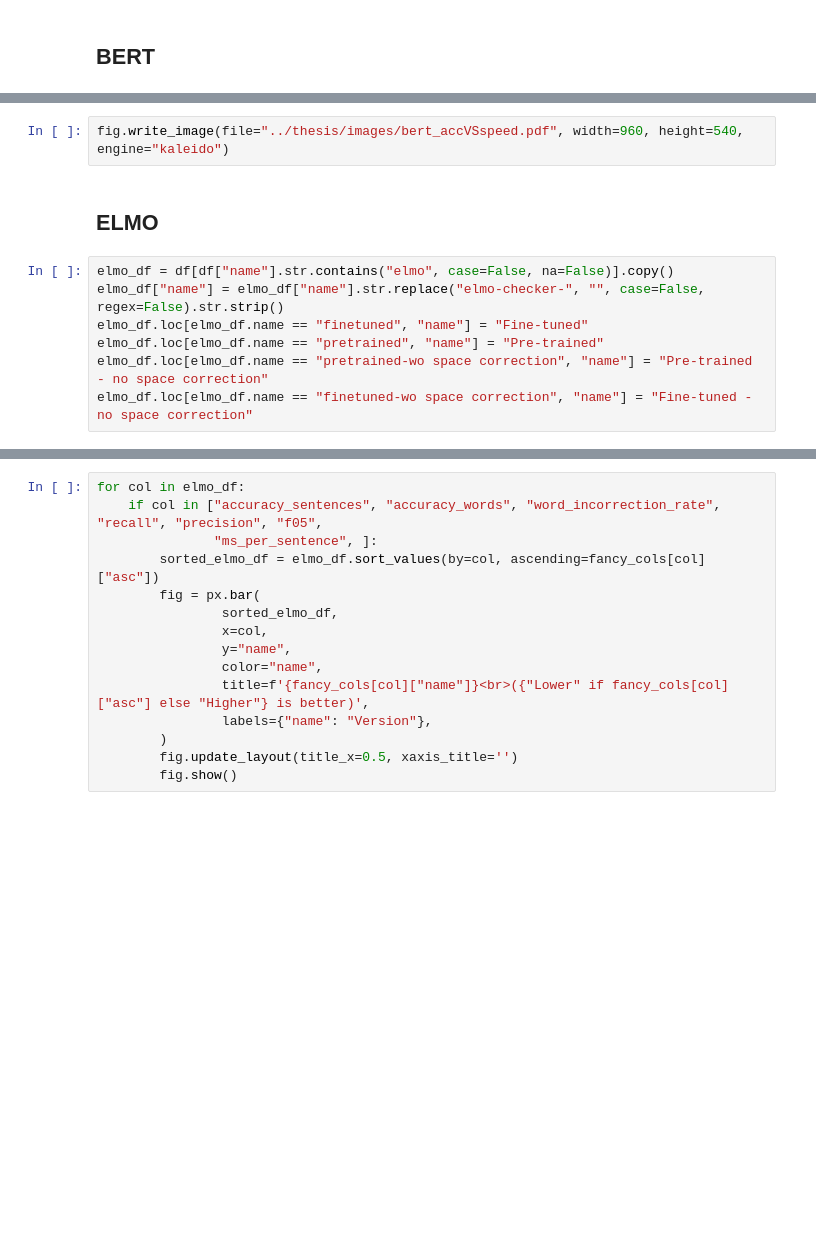
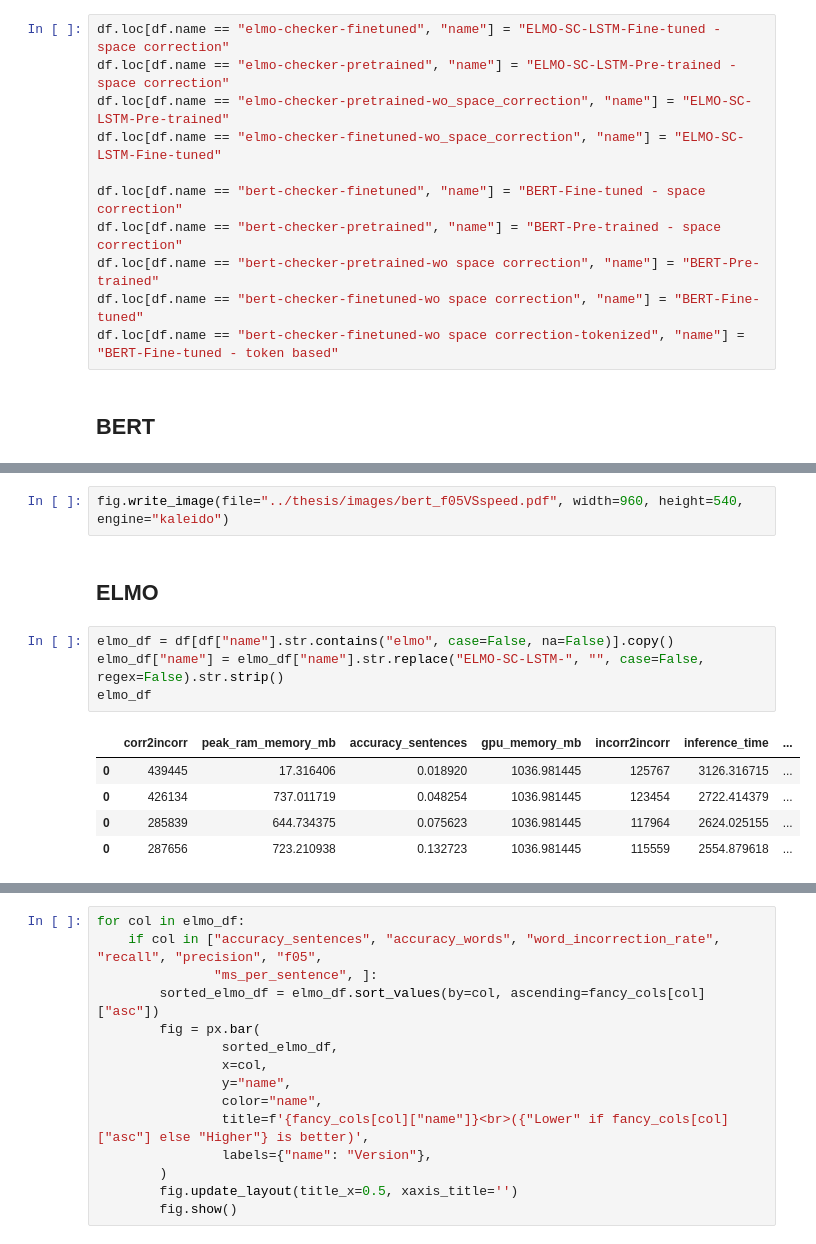
Before and after one commit to Brumda/typos-correction, a Jupyter notebook: data_processing.ipynb, the cells around one changed output, grey strips where cells are left out. Drawn from its saved outputs; the diff is of its cells as text; blank space fills up the shorter version.

```diff
--- a/data_processing.ipynb
+++ b/data_processing.ipynb
@@ -54,6 +54,17 @@ df = pd.concat(run_dfs, axis=0)
 df.drop(columns=["_runtime", "_step", "_timestamp", "model_name", "skipped", 'ram_memory_mb', "should_skip",
                  "word_correction_rate"], inplace=True)
 df.loc[df.name == "jamspell", "model_size"] = 35
+# %%
+df.loc[df.name == "elmo-checker-finetuned", "name"] = "ELMO-SC-LSTM-Fine-tuned - space correction"
+df.loc[df.name == "elmo-checker-pretrained", "name"] = "ELMO-SC-LSTM-Pre-trained - space correction"
+df.loc[df.name == "elmo-checker-pretrained-wo_space_correction", "name"] = "ELMO-SC-LSTM-Pre-trained"
+df.loc[df.name == "elmo-checker-finetuned-wo_space_correction", "name"] = "ELMO-SC-LSTM-Fine-tuned"
+
+df.loc[df.name == "bert-checker-finetuned", "name"] = "BERT-Fine-tuned - space correction"
+df.loc[df.name == "bert-checker-pretrained", "name"] = "BERT-Pre-trained - space correction"
+df.loc[df.name == "bert-checker-pretrained-wo space correction", "name"] = "BERT-Pre-trained"
+df.loc[df.name == "bert-checker-finetuned-wo space correction", "name"] = "BERT-Fine-tuned"
+df.loc[df.name == "bert-checker-finetuned-wo space correction-tokenized", "name"] = "BERT-Fine-tuned - token based"
 # %% [markdown]
 ## BERT
 # %%
@@ -139,13 +160,16 @@ fig.show()
 # %% [output]
 [interactive output not drawn]
 # %%
-fig.write_image(file="../thesis/images/bert_accVSspeed.pdf", width=960, height=540, engine="kaleido")
+fig.write_image(file="../thesis/images/bert_f05VSspeed.pdf", width=960, height=540, engine="kaleido")
 # %% [markdown]
 ## ELMO
 # %%
 elmo_df = df[df["name"].str.contains("elmo", case=False, na=False)].copy()
-elmo_df["name"] = elmo_df["name"].str.replace("elmo-checker-", "", case=False, regex=False).str.strip()
-elmo_df.loc[elmo_df.name == "finetuned", "name"] = "Fine-tuned"
-elmo_df.loc[elmo_df.name == "pretrained", "name"] = "Pre-trained"
-elmo_df.loc[elmo_df.name == "pretrained-wo space correction", "name"] = "Pre-trained - no space correction"
-elmo_df.loc[elmo_df.name == "finetuned-wo space correction", "name"] = "Fine-tuned - no space correction"
+elmo_df["name"] = elmo_df["name"].str.replace("ELMO-SC-LSTM-", "", case=False, regex=False).str.strip()
+elmo_df
+# %% [output]
+|  | corr2incorr | peak_ram_memory_mb | accuracy_sentences | gpu_memory_mb | incorr2incorr | inference_time | ... |
+| 0 | 439445 | 17.316406 | 0.018920 | 1036.981445 | 125767 | 3126.316715 | ... |
+| 0 | 426134 | 737.011719 | 0.048254 | 1036.981445 | 123454 | 2722.414379 | ... |
+| 0 | 285839 | 644.734375 | 0.075623 | 1036.981445 | 117964 | 2624.025155 | ... |
+| 0 | 287656 | 723.210938 | 0.132723 | 1036.981445 | 115559 | 2554.879618 | ... |
```
Also changed, not shown: parts of 5 cells of this notebook, 1 other file.
